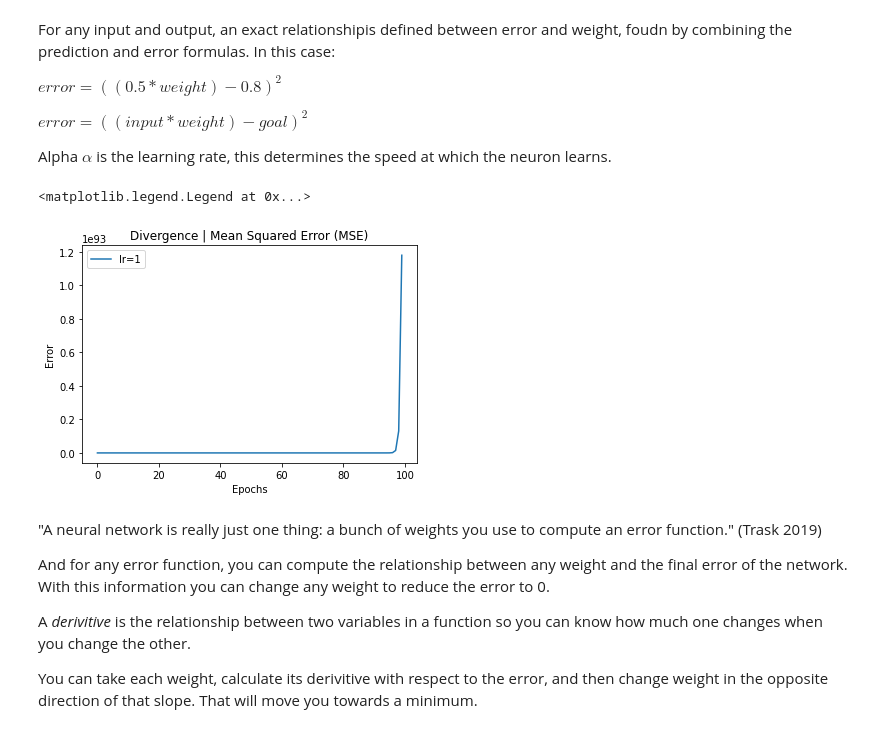
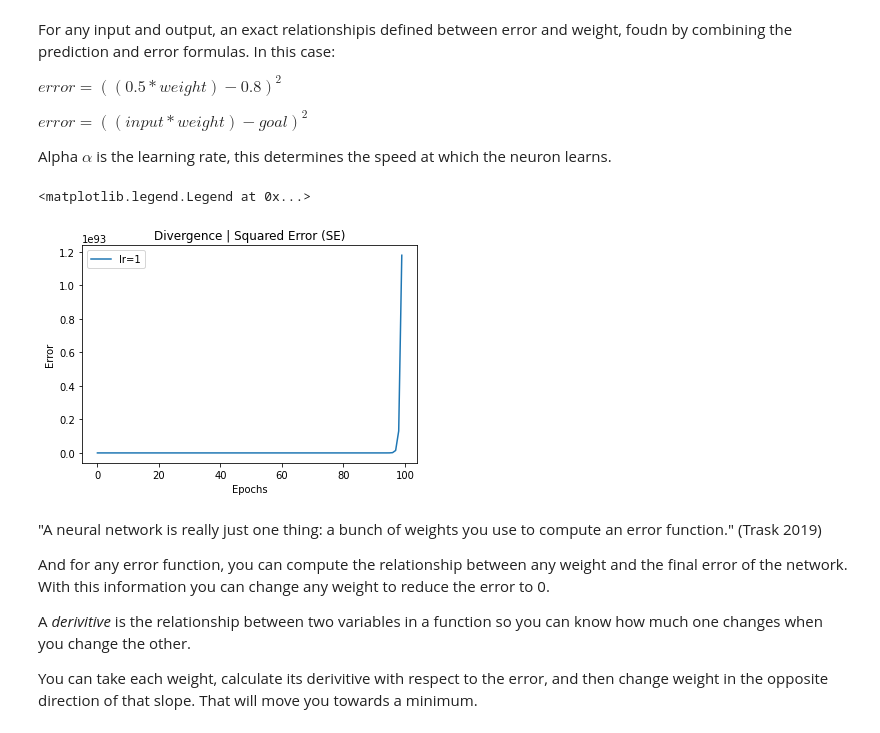
Before and after one commit to woodRock/grokking-deep-learning, a Jupyter notebook: chapter_4_gradient_descent.ipynb, the cells around one changed output. Saved outputs shown, nothing was run; the diff lists cells and outputs as text; code cells hidden in the pictures.

```diff
--- a/chapter_4_gradient_descent.ipynb
+++ b/chapter_4_gradient_descent.ipynb
@@ -155,26 +155,26 @@ Alpha $\alpha$ is the learning rate, this determines the speed at which the neur
 # %%
 weight, goal_pred, input = (0.5, 0.8, 2)
 errors = []
 
 for iteration in range(100):
     pred = input * weight
     error = (pred - goal_pred) ** 2
     delta = pred - goal_pred
     weight_delta = delta * input
     weight -=  weight_delta
 
     if iteration == 100:
         print(f"Error: {error} Prediction {pred}")
     errors.append(error)
 
 plt.plot(errors, label=f"lr={1}")
-plt.title("Divergence | Mean Squared Error (MSE)")
+plt.title("Divergence | Squared Error (SE)")
 plt.xlabel("Epochs")
 plt.ylabel("Error")
 plt.legend()
 # %% [output]
 <matplotlib.legend.Legend at 0x...>
-[figure, old version]
+[figure, new version]
 # %% [markdown]
 "A neural network is really just one thing: a bunch of weights you use to compute an error function." (Trask 2019)
 
```
Also changed, not shown: parts of 5 cells of this notebook.
